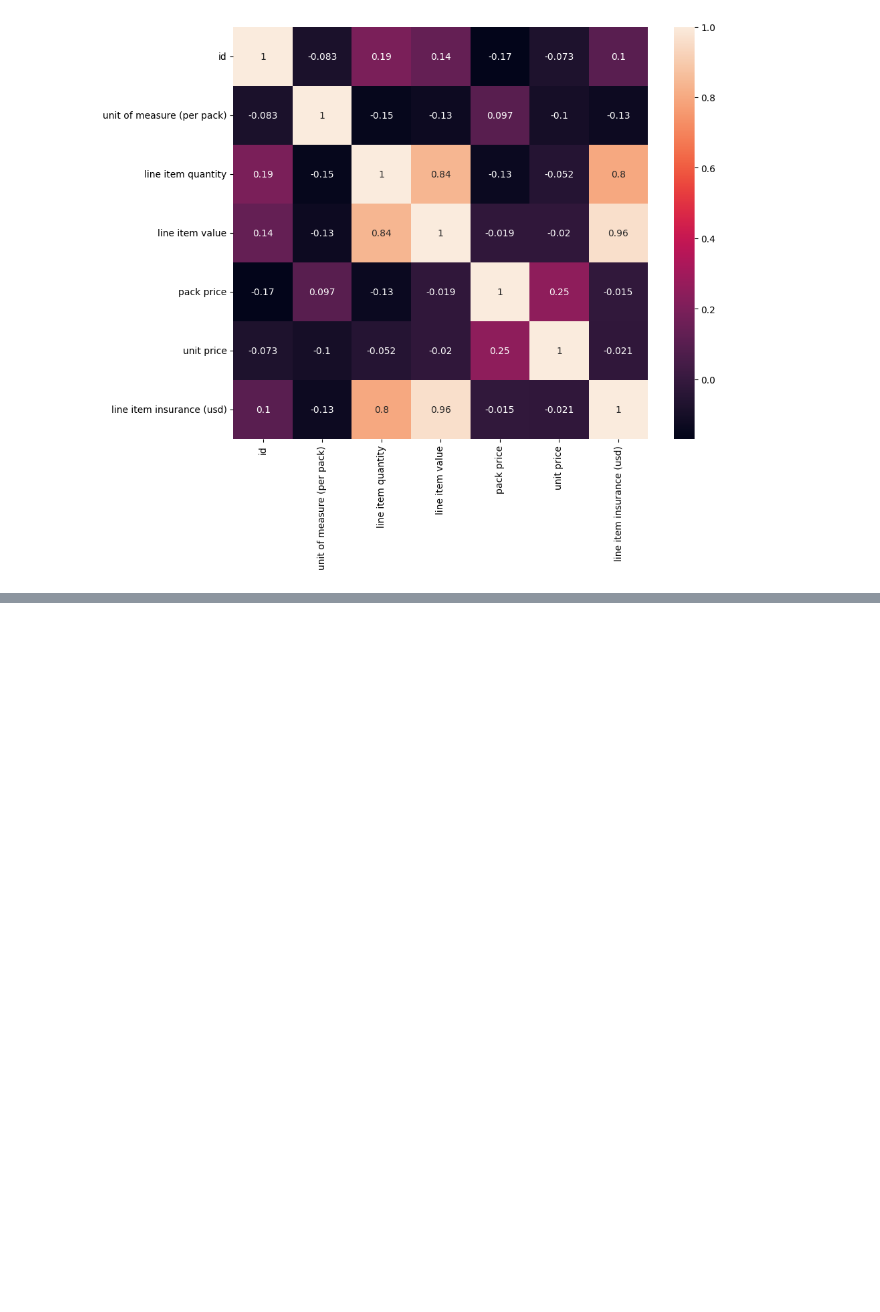
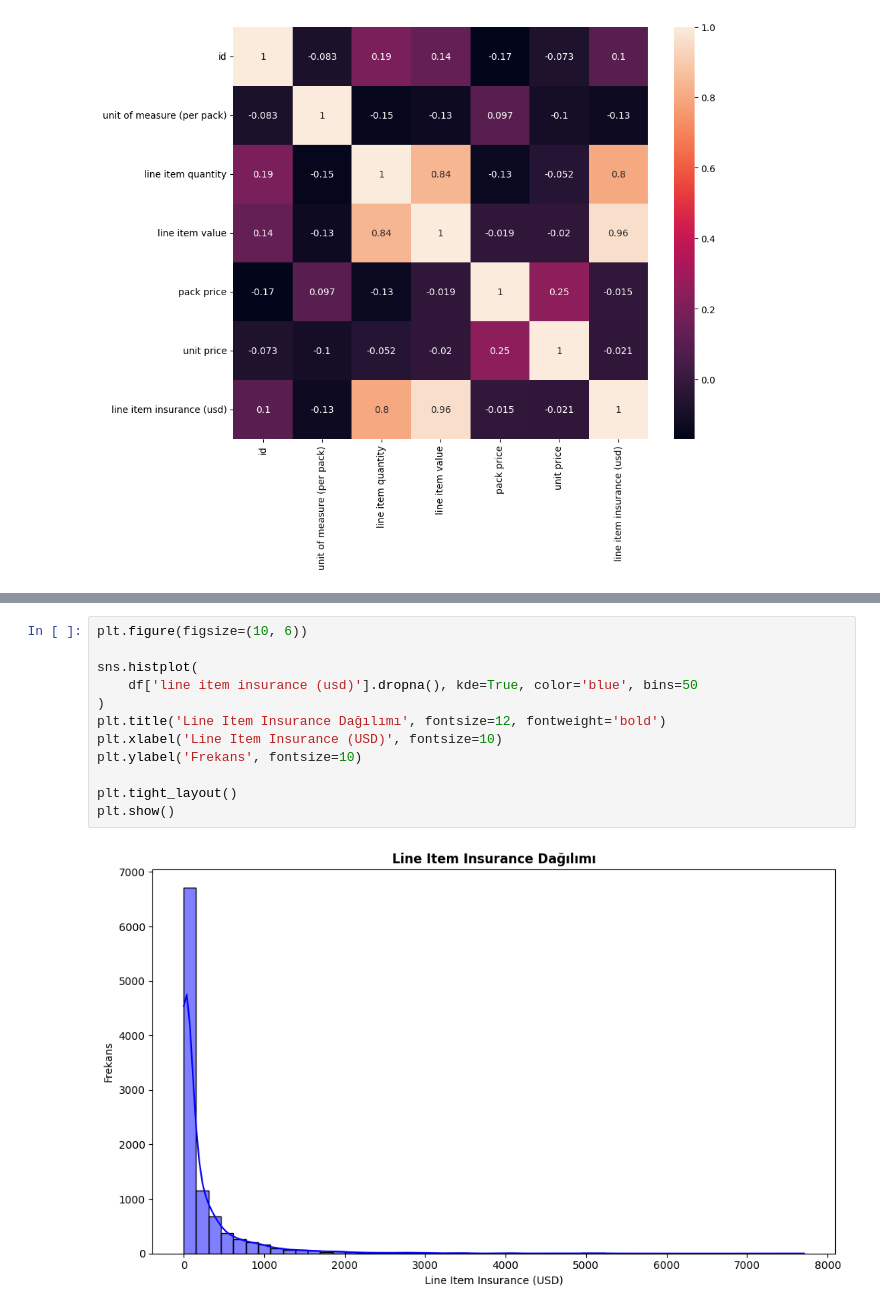
Before and after one commit to burakltnds/Kaggle_Notebook, a Jupyter notebook: 6_tedarik_zincir_maliyet_analizi.ipynb, the cells around one changed output, grey strips where cells are left out. Cells and saved outputs as stored; diff of their text form; blank space fills up the shorter version.

```diff
--- a/6_tedarik_zincir_maliyet_analizi.ipynb
+++ b/6_tedarik_zincir_maliyet_analizi.ipynb
@@ -154,0 +238,14 @@ sns.heatmap(matrix,annot = True)
+# %%
+plt.figure(figsize=(10, 6))
+
+sns.histplot(
+    df['line item insurance (usd)'].dropna(), kde=True, color='blue', bins=50
+)
+plt.title('Line Item Insurance Dağılımı', fontsize=12, fontweight='bold')
+plt.xlabel('Line Item Insurance (USD)', fontsize=10)
+plt.ylabel('Frekans', fontsize=10)
+
+plt.tight_layout()
+plt.show()
+# %% [output]
+[figure, added]
```
Also changed, not shown: parts of 10 cells of this notebook.
